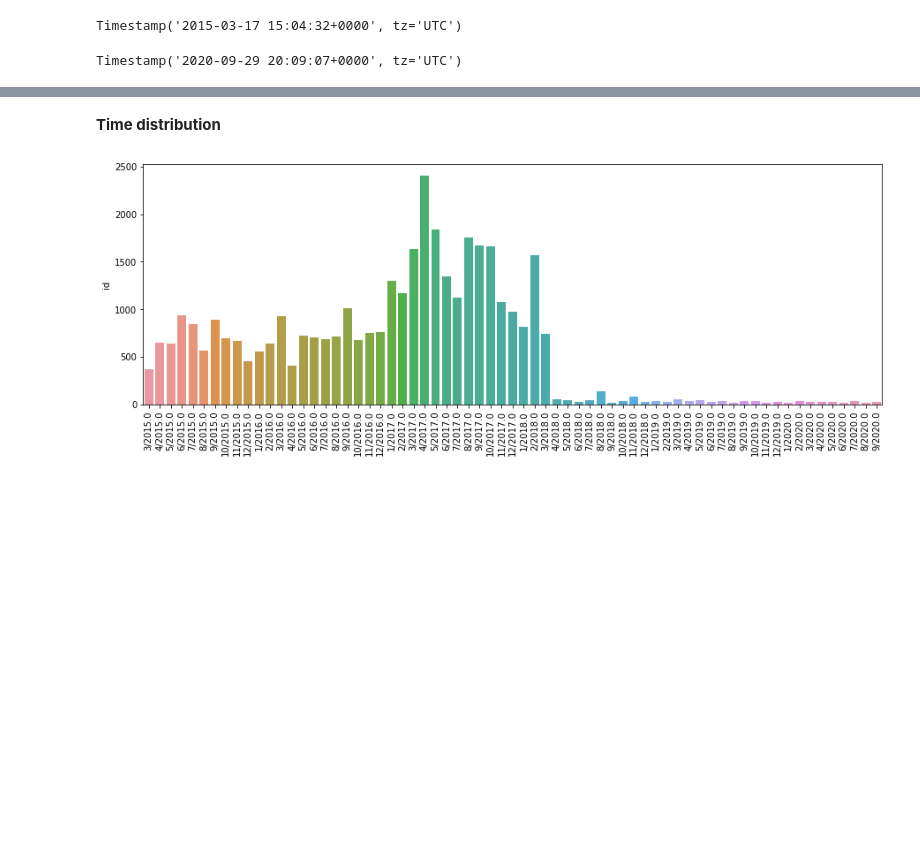
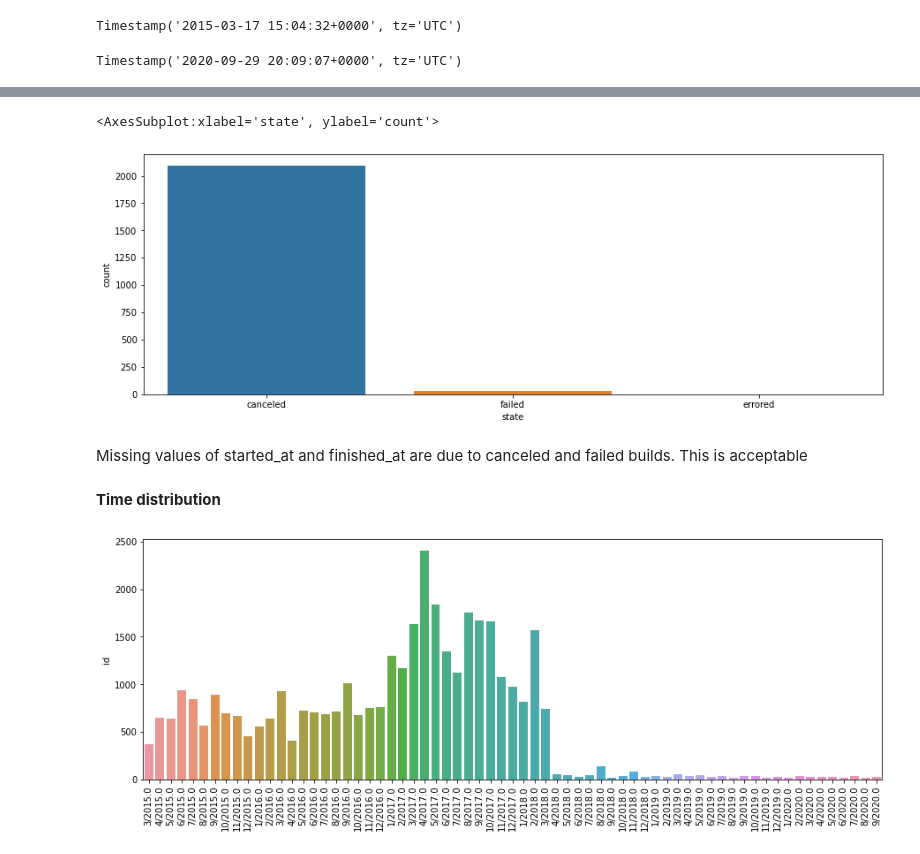
Before and after one commit to IncioMan/Continuous-Integration-metrics-for-post-release-bugs-prediction, a Jupyter notebook: notebooks/analysis/Builds_dataset_analysis.ipynb, the cells around one changed output, grey strips where cells are left out. Drawn from its saved outputs; the diff is of its cells as text; code cells hidden in the pictures; blank space fills up the shorter version.

Commit message:
More builds analysis

```diff
--- a/notebooks/analysis/Builds_dataset_analysis.ipynb
+++ b/notebooks/analysis/Builds_dataset_analysis.ipynb
@@ -79,3 +127,10 @@ Timestamp('2020-09-29 20:09:07+0000', tz='UTC')
+# %%
+sns.countplot(builds[builds.started_at.isna()].state)
+# %% [output]
+<AxesSubplot:xlabel='state', ylabel='count'>
+[figure, added]
+# %% [markdown]
+Missing values of started_at and finished_at are due to canceled and failed builds. This is acceptable
 # %% [markdown]
 **Time distribution**
 # %%
```
Also changed, not shown: parts of 11 cells of this notebook.
